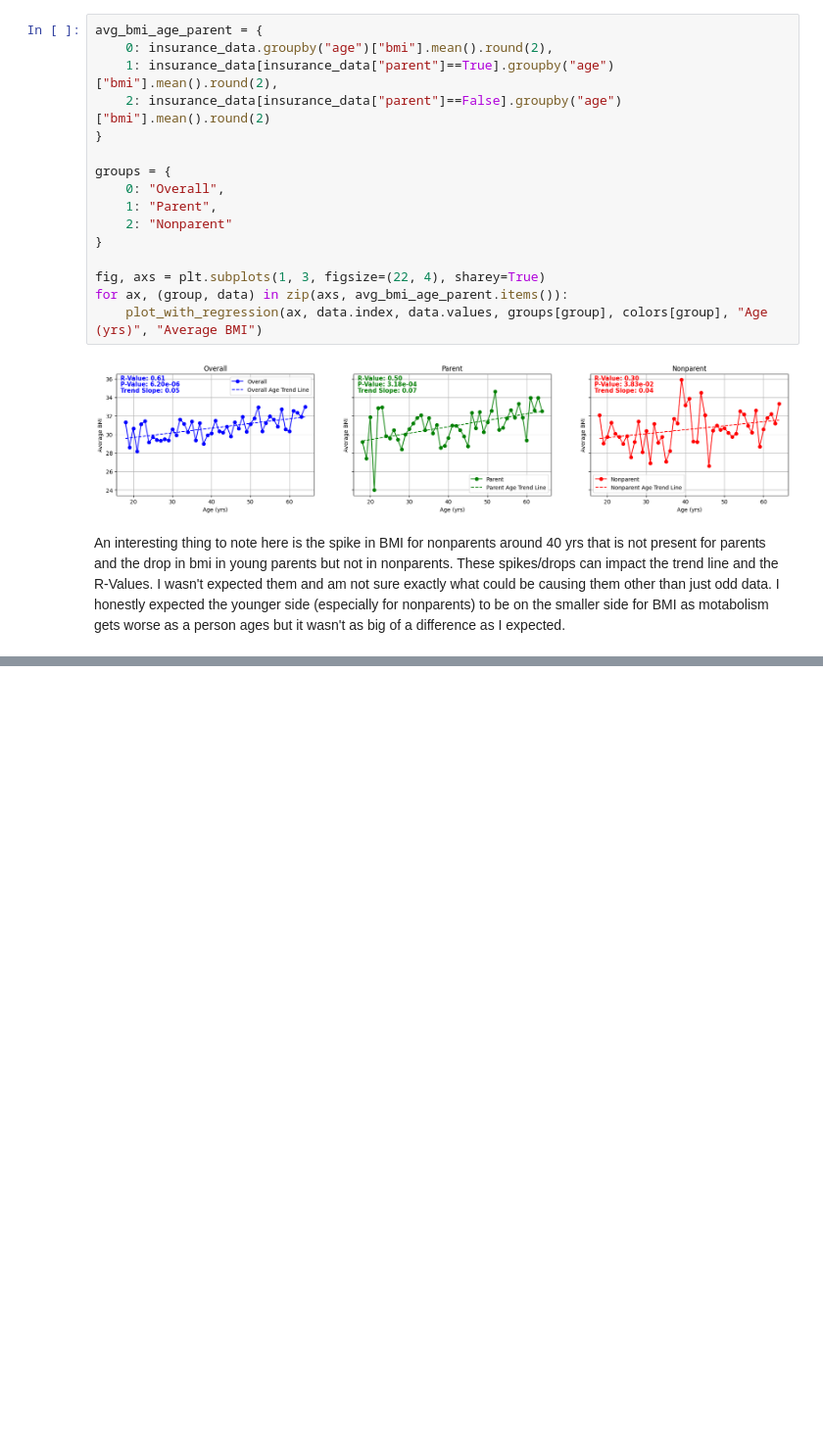
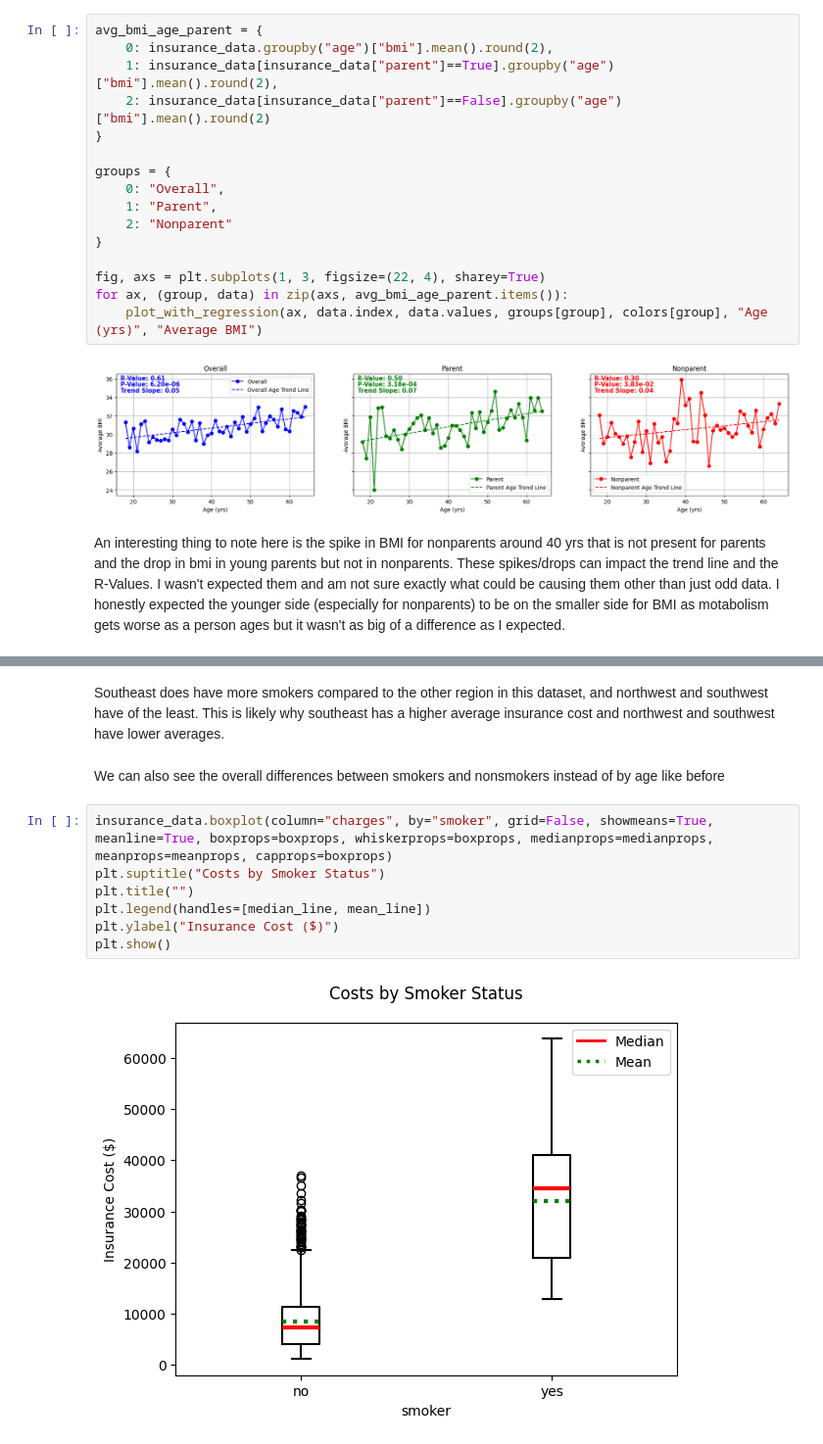
Before and after one commit to LucasCroslyn/CodingProblems, a Jupyter notebook: CodeCademy/Data Science Foundations Skill Path/Medical Insurance Full Project/us-medical-insurance-costs.ipynb, the cells around one changed output, grey strips where cells are left out. Shown at 98% size. Cells and saved outputs as stored; diff of their text form; blank space fills up the shorter version.

```diff
--- a/CodeCademy/Data Science Foundations Skill Path/Medical Insurance Full Project/us-medical-insurance-costs.ipynb
+++ b/CodeCademy/Data Science Foundations Skill Path/Medical Insurance Full Project/us-medical-insurance-costs.ipynb
@@ -284,0 +324,13 @@ An interesting thing to note here is the spike in BMI for nonparents around 40 y
+# %% [markdown]
+Southeast does have more smokers compared to the other region in this dataset, and northwest and southwest have of the least. This is likely why southeast has a higher average insurance cost and northwest and southwest have lower averages.
+# %% [markdown]
+We can also see the overall differences between smokers and nonsmokers instead of by age like before
+# %%
+insurance_data.boxplot(column="charges", by="smoker", grid=False, showmeans=True, meanline=True, boxprops=boxprops, whiskerprops=boxprops, medianprops=medianprops, meanprops=meanprops, capprops=boxprops)
+plt.suptitle("Costs by Smoker Status")
+plt.title("")
+plt.legend(handles=[median_line, mean_line])
+plt.ylabel("Insurance Cost ($)")
+plt.show()
+# %% [output]
+[figure, added]
```
Also changed, not shown: parts of 21 cells of this notebook.
